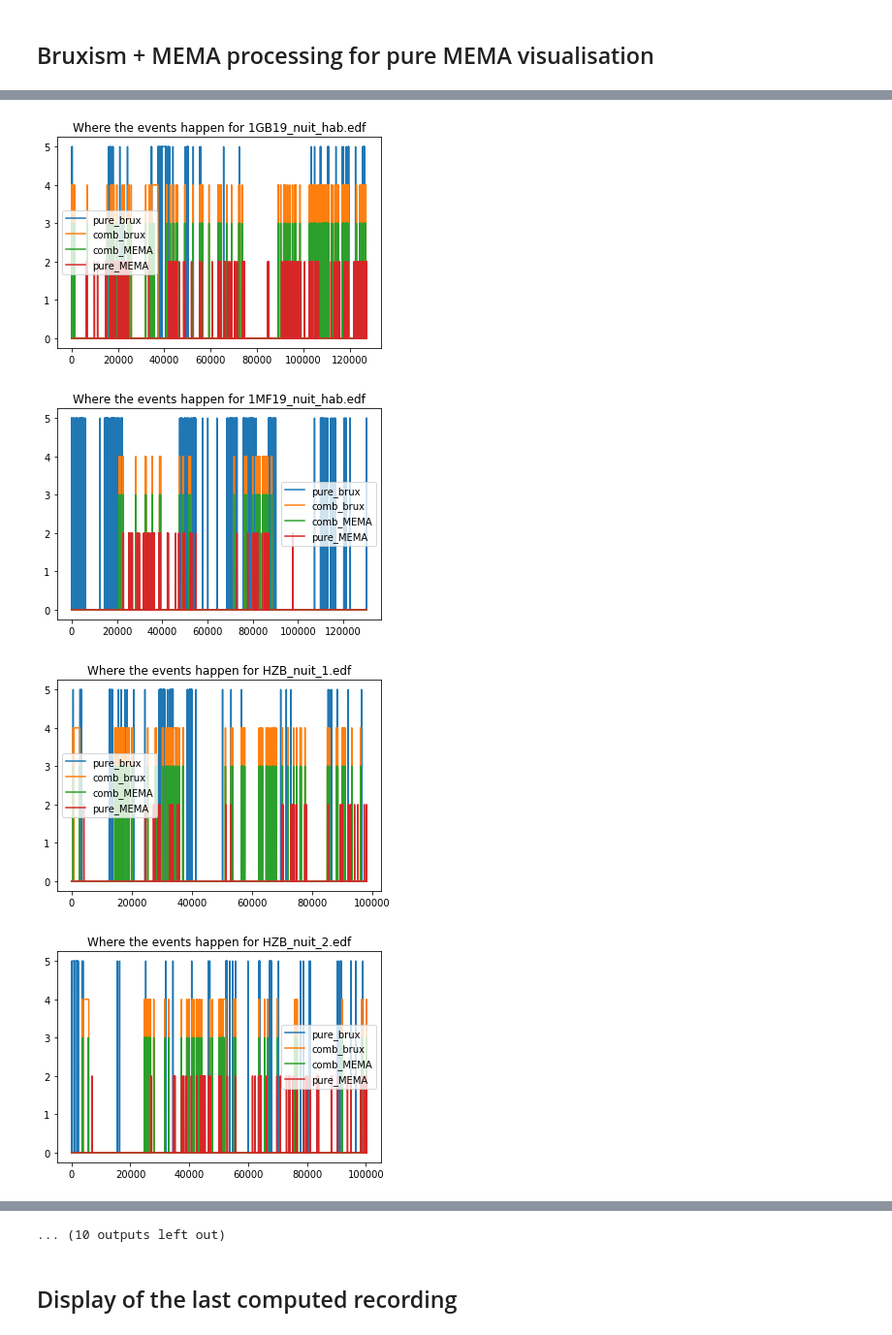
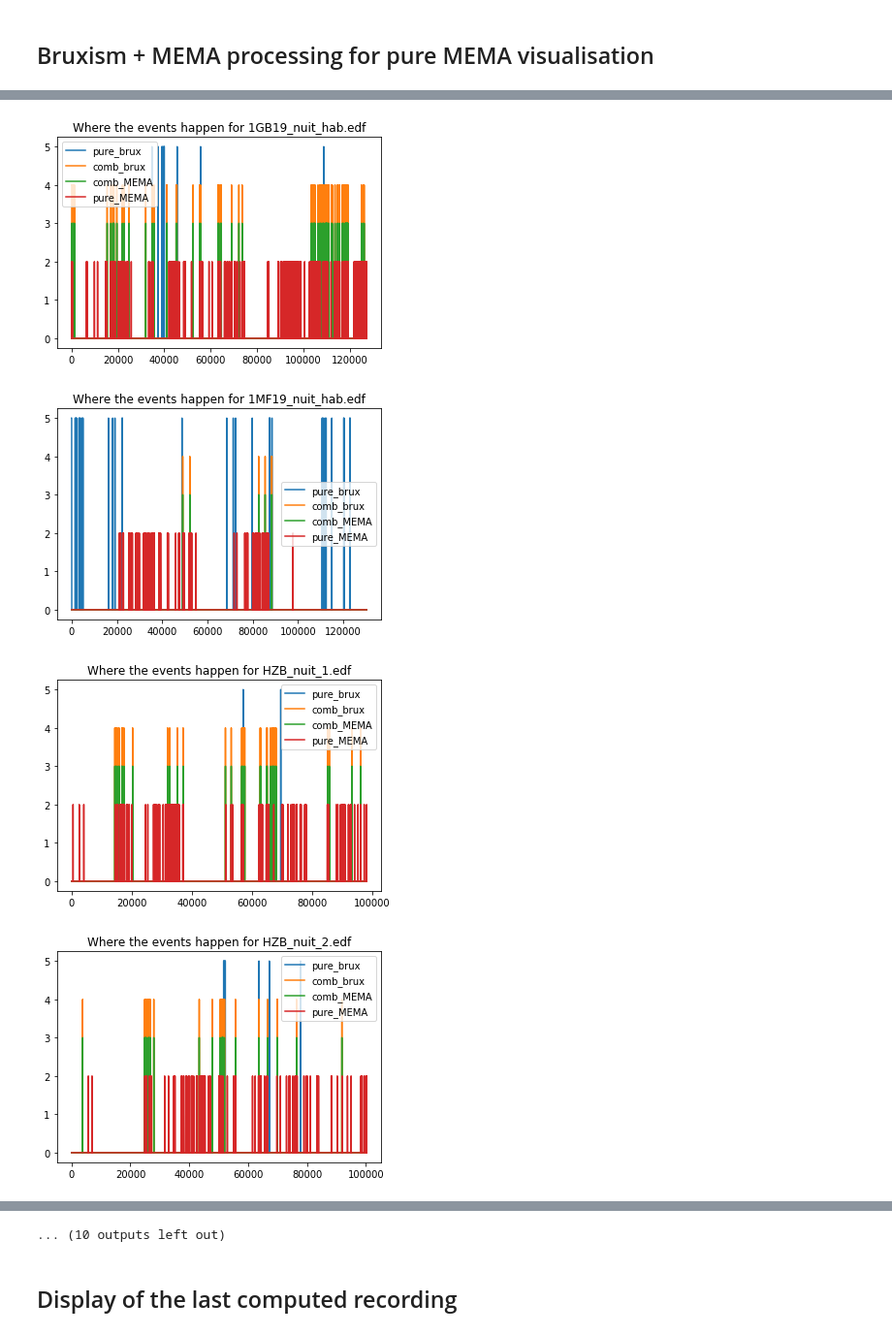
Before and after one commit to lkorczowski/Tinnitus-n-Sleep, a Jupyter notebook: notebooks/Bruxism_and_MEMA_combine.ipynb, the cells around one changed output, grey strips where cells are left out. Shown at 97% size. Saved outputs shown, nothing was run; the diff lists cells and outputs as text; code cells hidden in the pictures.

```diff
--- a/notebooks/Bruxism_and_MEMA_combine.ipynb
+++ b/notebooks/Bruxism_and_MEMA_combine.ipynb
@@ -45,7 +45,7 @@ print(EDF_list)
 from time import time
 # load file from config
 
-ind_THR_brux=0
+ind_THR_brux=-1
 ind_THR_MEMA = 0
 
 start = time()
@@ -211,4 +211,4 @@ results saved!!
-[figure, old version]
+[figure, new version]
-[figure, old version]
+[figure, new version]
-[figure, old version]
+[figure, new version]
-[figure, old version]
+[figure, new version]
```
Also changed, not shown: parts of 11 cells of this notebook, 5 other files.
